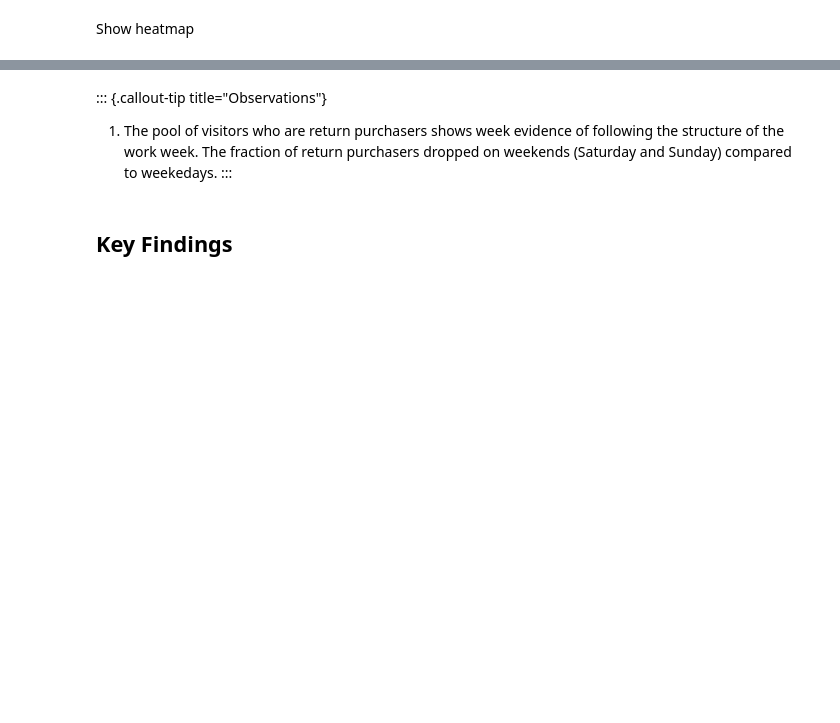
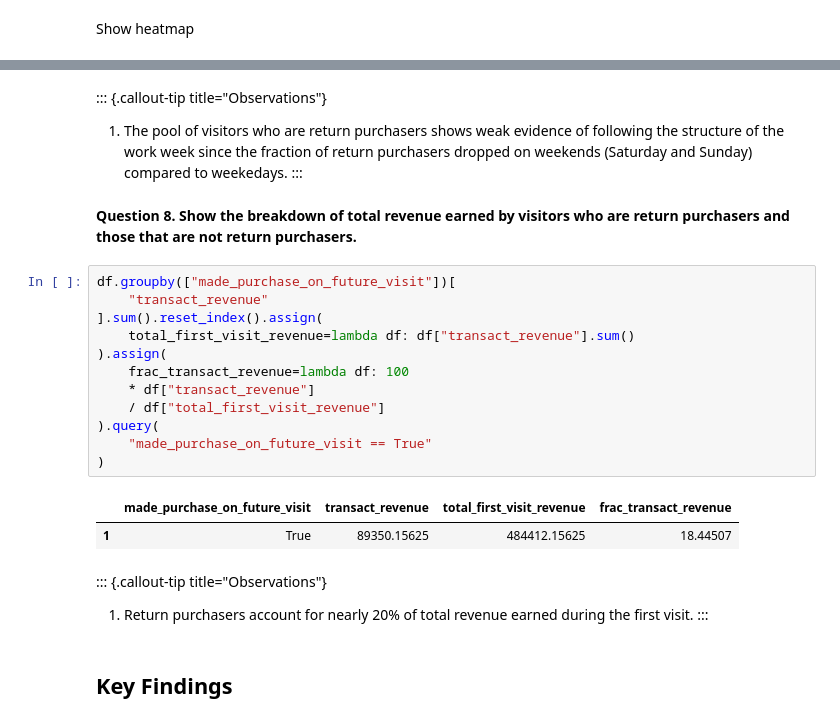
Before and after one commit to elsdes3/market, a Jupyter notebook: notebooks/03-eda/notebooks/03_eda.ipynb, the cells around one changed output, grey strips where cells are left out. Saved outputs shown, nothing was run; the diff lists cells and outputs as text; blank space fills up the shorter version.

```diff
--- a/notebooks/03-eda/notebooks/03_eda.ipynb
+++ b/notebooks/03-eda/notebooks/03_eda.ipynb
@@ -1547,8 +1369,30 @@ show_heatmap(
 # %% [markdown]
 ::: {.callout-tip title="Observations"}
 
-1. The pool of visitors who are return purchasers shows week evidence of following the structure of the work week. The fraction of return purchasers dropped on weekends (Saturday and Sunday) compared to weekedays.
+1. The pool of visitors who are return purchasers shows weak evidence of following the structure of the work week since the fraction of return purchasers dropped on weekends (Saturday and Sunday) compared to weekedays.
 :::
+# %% [markdown]
+**Question 8. Show the breakdown of total revenue earned by visitors who are return purchasers and those that are not return purchasers.**
+# %%
+df.groupby(["made_purchase_on_future_visit"])[
+    "transact_revenue"
+].sum().reset_index().assign(
+    total_first_visit_revenue=lambda df: df["transact_revenue"].sum()
+).assign(
+    frac_transact_revenue=lambda df: 100
+    * df["transact_revenue"]
+    / df["total_first_visit_revenue"]
+).query(
+    "made_purchase_on_future_visit == True"
+)
+# %% [output]
+|  | made_purchase_on_future_visit | transact_revenue | total_first_visit_revenue | frac_transact_revenue |
+| 1 | True | 89350.15625 | 484412.15625 | 18.44507 |
+# %% [markdown]
+::: {.callout-tip title="Observations"}
+
+1. Return purchasers account for nearly 20% of total revenue earned during the first visit.
+:::
 # %% [markdown]
 ## Key Findings
 # %% [markdown]
```
Also changed, not shown: parts of 52 cells of this notebook.
